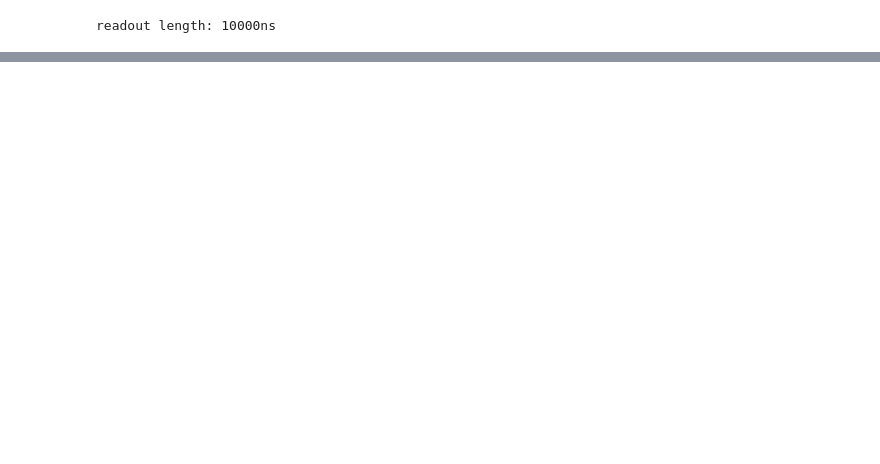
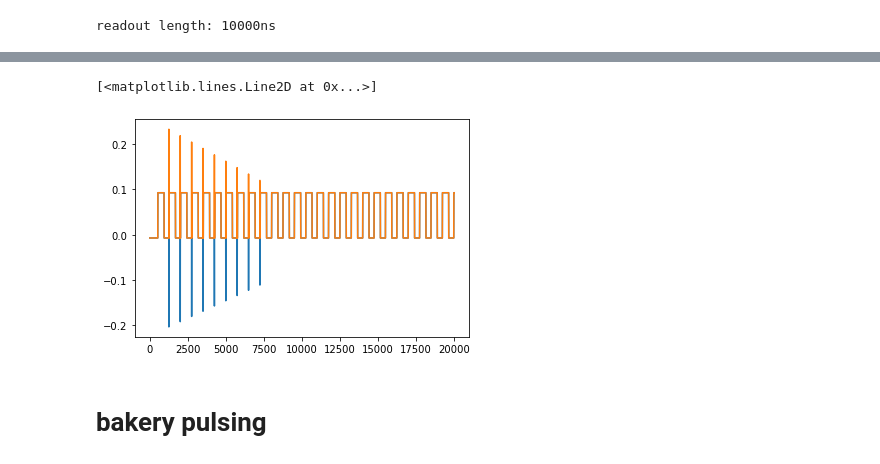
Before and after one commit to qdev-dk/QMachine, a Jupyter notebook: qmachine/pulse_generator/Pulse_generator_test.ipynb, the cells around one changed output, grey strips where cells are left out. Cells and saved outputs as stored; diff of their text form; code cells hidden in the pictures; blank space fills up the shorter version.

```diff
--- a/qmachine/pulse_generator/Pulse_generator_test.ipynb
+++ b/qmachine/pulse_generator/Pulse_generator_test.ipynb
@@ -504,0 +561,10 @@ slice length (chunk size in qua terms)=25
+# %%
+samples=a[1]
+# %%
+import matplotlib.pyplot as plt
+plt.figure()
+plt.plot(samples.con1.analog['3'][:20000])#[38000:42000])
+plt.plot(samples.con1.analog['2'][:20000])#[38000:42000])
+# %% [output]
+[<matplotlib.lines.Line2D at 0x...>]
+[figure, added]
@@ -504,0 +573,2 @@ slice length (chunk size in qua terms)=25
+# %% [markdown]
+# bakery pulsing
```
Also changed, not shown: parts of 13 cells of this notebook, 2 other files.
